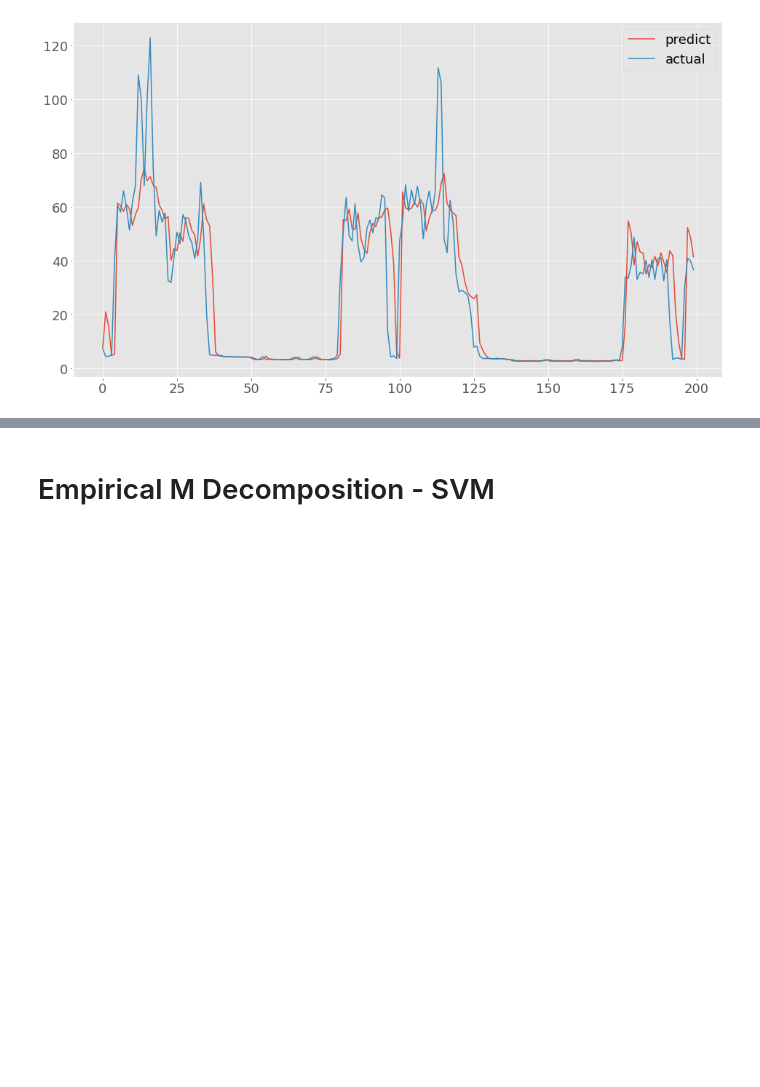
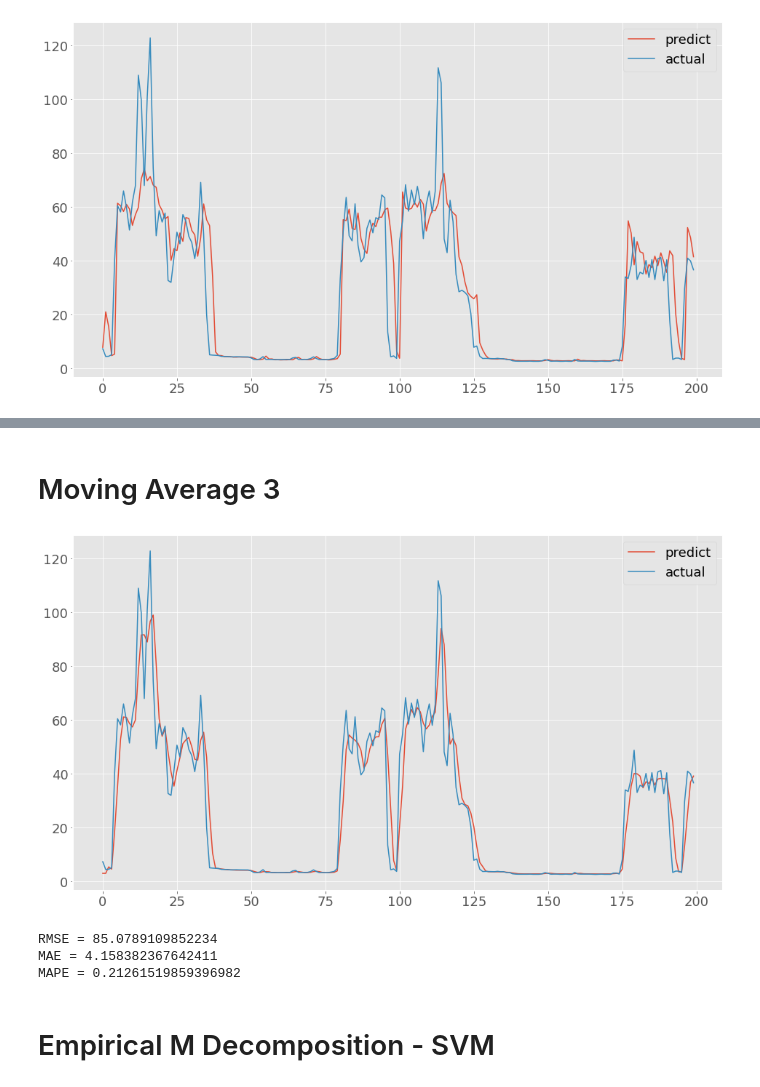
Before and after one commit to ImPerplexed/Thesis_212_BuiTuanKiet, a Jupyter notebook: thesis.ipynb, the cells around one changed output, grey strips where cells are left out. Drawn from its saved outputs; the diff is of its cells as text; code cells hidden in the pictures; blank space fills up the shorter version.

```diff
--- a/thesis.ipynb
+++ b/thesis.ipynb
@@ -382,5 +382,31 @@ RMSE = 190.56766726507308
 MAE = 6.360496584145869
 MAPE = 0.3986853208902765
+# %% [markdown]
+# Moving Average 3
+# %%
+MA_3_train = pd.DataFrame(train).rolling(window=3).mean().fillna(0)
+MA_3_test = pd.DataFrame(test).rolling(window=3).mean().fillna(0)
+# display(MA_3_train, MA_3_test)
+# %%
+SVR_MA_3 = SVR(kernel = 'rbf', C= 0.5, gamma= 0.01).fit(MA_3_train.values, train)
+SVR_MA_3_fc = SVR_MA_3.predict(np.array(MA_3_test))
+# %%
+plt.plot(SVR_MA_3_fc[0:200], label = 'predict')
+plt.plot(test.values[0:200], label = 'actual')
+plt.legend()
+plt.savefig('SVR_MA3')
+plt.show()
+# %% [output]
+[figure, added]
+# %%
+RMSE_SVR_MA3 = mean_squared_error(test, SVR_MA_3_fc)
+MAE_SVR_MA3  =mean_absolute_error(test, SVR_MA_3_fc)
+MAPE_SVR_MA3 = mean_absolute_percentage_error(test, SVR_MA_3_fc)
+print('RMSE = {}'.format(RMSE_SVR_MA3), '\nMAE = {}'.format(MAE_SVR_MA3), '\nMAPE = {}'.format(MAPE_SVR_MA3))
+# %% [output]
+RMSE = 85.0789109852234
+MAE = 4.158382367642411
+MAPE = 0.21261519859396982
 # %% [markdown]
 # Empirical M Decomposition - SVM
 # %%
```
Also changed, not shown: parts of 27 cells of this notebook.
